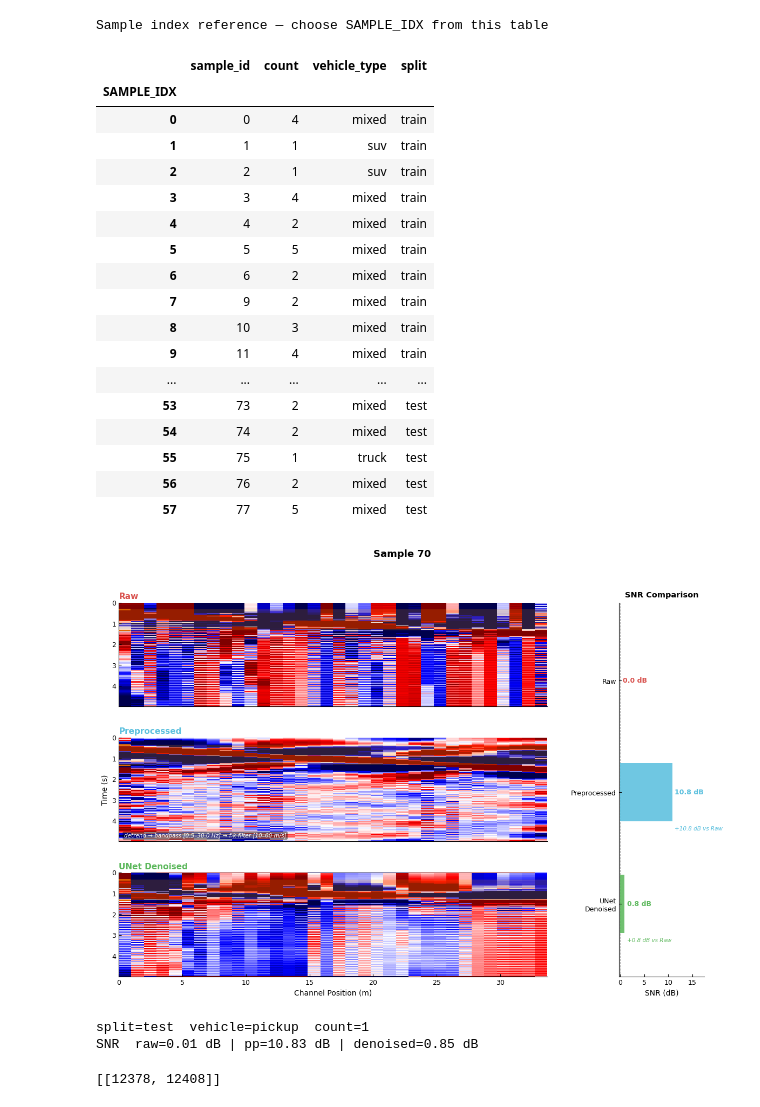
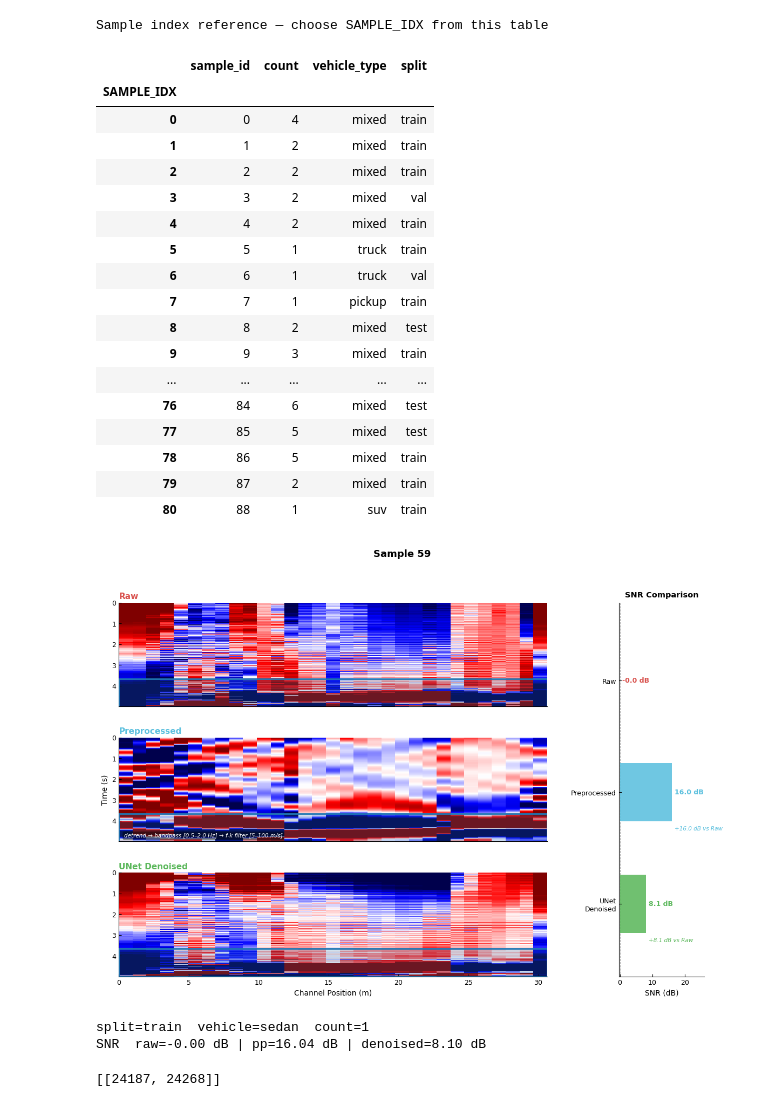
Before and after one commit to UWGeoD/DAS_Preprocessing, a Jupyter notebook: notebooks/eval_metrics.ipynb, the cells around one changed output. Cells and saved outputs as stored; diff of their text form; code cells hidden in the pictures.

```diff
--- a/notebooks/eval_metrics.ipynb
+++ b/notebooks/eval_metrics.ipynb
@@ -127,23 +130,28 @@ TEST  (n= 9) — median ΔSNR: pp=10.08 dB  denoised=0.39 dB
 # %%
+import os
 from Utilities import plot_das_data, compute_snr
 from preprocessing import make_preprocess
 import yaml, json
-from config import DAS_FILE
+from config import load_dataset_config
 from DAS import DAS
 
-den_cfg   = yaml.safe_load(open("configs/denoising.yaml"))
-dp_cfg    = yaml.safe_load(open("configs/data_prep.yaml"))
-_meta     = DAS(DAS_FILE).meta
-dx        = den_cfg.get("dx") or _meta["dx"]
-dt        = den_cfg.get("dt") or _meta["dt"]
-fs_das    = den_cfg["fs"]
-fps_video = dp_cfg["fps_video"]
+# Uses ACTIVE_DATASET from config.py — make sure it matches the dataset
+# the model in results/denoising/ was trained on.
+ds_cfg  = load_dataset_config()
+den_cfg = yaml.safe_load(open("configs/denoising.yaml"))
+
+_meta     = DAS(ds_cfg["das_file"]).meta
+dx        = ds_cfg.get("dx") or _meta.get("dx")
+dt        = ds_cfg.get("dt") or _meta.get("dt")
+fs_das    = ds_cfg["fs_das"]
+fps_video = ds_cfg["fps_video"]
 
 steps = [(s["name"], {k: v for k, v in s.items() if k != "name"}) for s in den_cfg["steps"]]
 pp = make_preprocess(steps=steps, dx=dx, dt=dt)
 
-# Also load full labels.csv to get data_path and signal_rects (metrics.csv only has SNR values)
-labels_df = pd.read_csv("data/labels.csv")
+# Load full labels.csv to get data_path and signal_rects
+DATA_DIR  = ds_cfg["data_dir"]
+labels_df = pd.read_csv(os.path.join(DATA_DIR, den_cfg["labels_csv"]))
 labels_df = labels_df[labels_df["count"] > 0].reset_index(drop=True)
 labels_df["split"] = labels_df["sample_id"].map(_split_map).fillna("unknown")
 
@@ -161,59 +169,60 @@ Sample index reference — choose SAMPLE_IDX from this table
 |  | sample_id | count | vehicle_type | split |
 | SAMPLE_IDX |  |  |  |  |
 | 0 | 0 | 4 | mixed | train |
-| 1 | 1 | 1 | suv | train |
-| 2 | 2 | 1 | suv | train |
-| 3 | 3 | 4 | mixed | train |
+| 1 | 1 | 2 | mixed | train |
+| 2 | 2 | 2 | mixed | train |
+| 3 | 3 | 2 | mixed | val |
 | 4 | 4 | 2 | mixed | train |
-| 5 | 5 | 5 | mixed | train |
-| 6 | 6 | 2 | mixed | train |
-| 7 | 9 | 2 | mixed | train |
-| 8 | 10 | 3 | mixed | train |
-| 9 | 11 | 4 | mixed | train |
+| 5 | 5 | 1 | truck | train |
+| 6 | 6 | 1 | truck | val |
+| 7 | 7 | 1 | pickup | train |
+| 8 | 8 | 2 | mixed | test |
+| 9 | 9 | 3 | mixed | train |
 | ... | ... | ... | ... | ... |
-| 53 | 73 | 2 | mixed | test |
-| 54 | 74 | 2 | mixed | test |
-| 55 | 75 | 1 | truck | test |
-| 56 | 76 | 2 | mixed | test |
-| 57 | 77 | 5 | mixed | test |
+| 76 | 84 | 6 | mixed | test |
+| 77 | 85 | 5 | mixed | test |
+| 78 | 86 | 5 | mixed | train |
+| 79 | 87 | 2 | mixed | train |
+| 80 | 88 | 1 | suv | train |
 # %%
-SAMPLE_IDX = 50  # index into count>0 sample list — see table above
+SAMPLE_IDX = 52  # index into count>0 sample list — see table above
 
 row             = labels_df.iloc[SAMPLE_IDX]
 sid             = row["sample_id"]
 rects           = json.loads(row["signal_rects"])
 win_start_frame = row["start_frame"]
 
 raw      = np.load(row["data_path"]).astype(np.float32)
 clean    = pp(raw, fs_das).astype(np.float32)
-denoised = np.load(f"data/denoised/denoised_sample_{int(sid):06d}.npy").astype(np.float32)
+denoised = np.load(os.path.join(DATA_DIR, "denoised", f"denoised_sample_{int(sid):06d}.npy")).astype(np.float32)
 
 snr_raw   = compute_snr(raw,      rects, win_start_frame, fps_video, fs_das)
 snr_clean = compute_snr(clean,    rects, win_start_frame, fps_video, fs_das)
 snr_pred  = compute_snr(denoised, rects, win_start_frame, fps_video, fs_das)
 
 from Utilities import plot_das_comparison
 
 fig, _ = plot_das_comparison(
     raw=raw, clean=clean, denoised=denoised,
     snr_raw=snr_raw, snr_clean=snr_clean, snr_denoised=snr_pred,
     channels=np.arange(raw.shape[0]), dx=dx, dt=dt,
     pp_steps=den_cfg["steps"],
     signal_rects=rects,
     win_start_frame=win_start_frame,
     fps_video=fps_video,
     sample_id=sid,
-    show_signal_ticks=True,
-    show_signal_shade=True
+    show_signal_ticks=False,
+    show_signal_shade=False,
+    show_rect=True
 )
 plt.show()
 print(f"split={row['split']}  vehicle={row['vehicle_type']}  count={row['count']}")
 print(f"SNR  raw={snr_raw:.2f} dB | pp={snr_clean:.2f} dB | denoised={snr_pred:.2f} dB")
 # %% [output]
-[figure, old version]
+[figure, new version]
-split=test  vehicle=pickup  count=1
-SNR  raw=0.01 dB | pp=10.83 dB | denoised=0.85 dB
+split=train  vehicle=sedan  count=1
+SNR  raw=-0.00 dB | pp=16.04 dB | denoised=8.10 dB
 # %%
 rects
 # %% [output]
-[[12378, 12408]]
+[[24187, 24268]]
```
Also changed, not shown: parts of 5 cells of this notebook, 1 other file.
